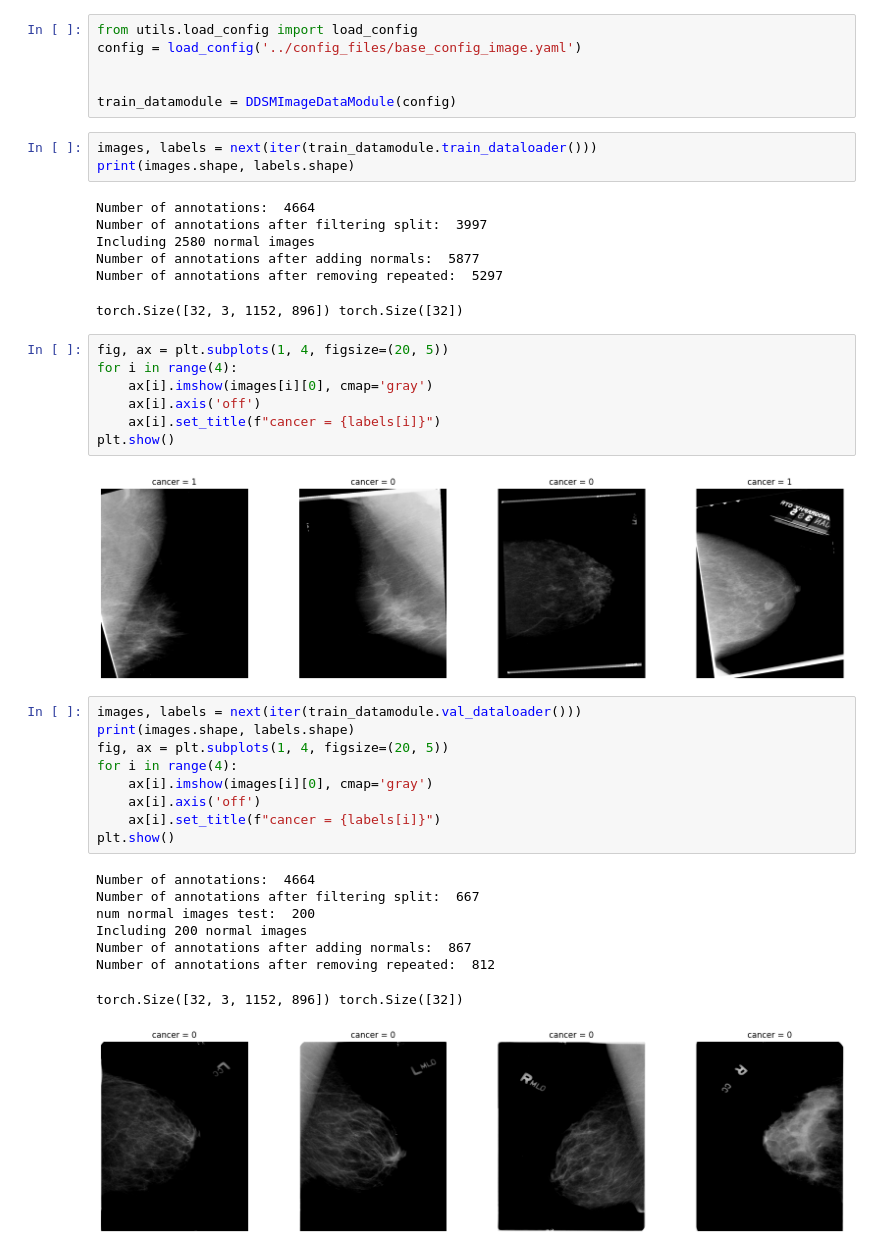
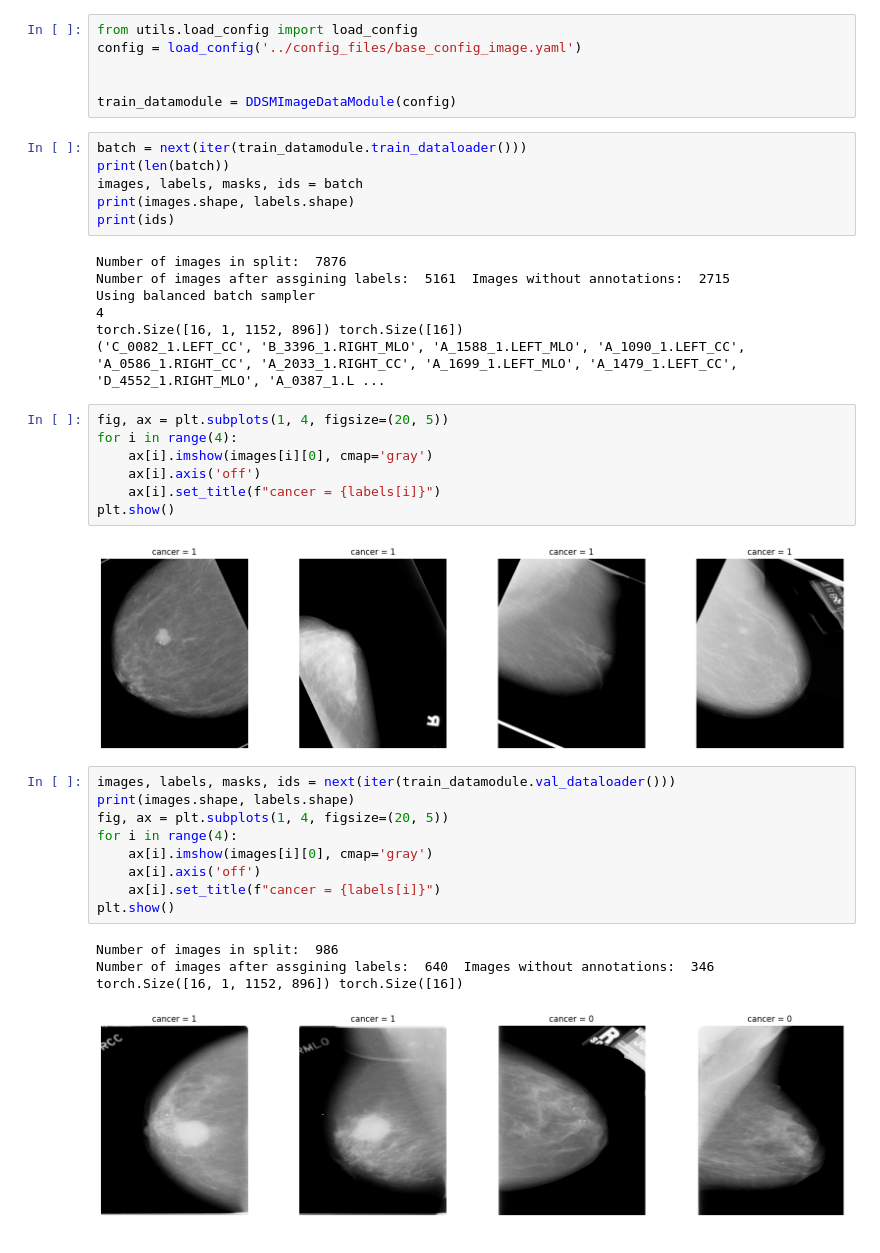
Before and after one commit to alalbiol/Mammography, a Jupyter notebook: mamo_holistic/notebooks/test_dataset.ipynb, the cells around one changed output. Saved outputs shown, nothing was run; the diff lists cells and outputs as text.

```diff
--- a/mamo_holistic/notebooks/test_dataset.ipynb
+++ b/mamo_holistic/notebooks/test_dataset.ipynb
@@ -642,15 +628,18 @@ config = load_config('../config_files/base_config_image.yaml')
 
 train_datamodule = DDSMImageDataModule(config)
 # %%
-images, labels = next(iter(train_datamodule.train_dataloader()))
+batch = next(iter(train_datamodule.train_dataloader()))
+print(len(batch))
+images, labels, masks, ids = batch
 print(images.shape, labels.shape)
+print(ids)
 # %% [output]
-Number of annotations:  4664
-Number of annotations after filtering split:  3997
-Including 2580 normal images
-Number of annotations after adding normals:  5877
-Number of annotations after removing repeated:  5297
+Number of images in split:  7876
+Number of images after assgining labels:  5161  Images without annotations:  2715
+Using balanced batch sampler
+4
+torch.Size([16, 1, 1152, 896]) torch.Size([16])
+('C_0082_1.LEFT_CC', 'B_3396_1.RIGHT_MLO', 'A_1588_1.LEFT_MLO', 'A_1090_1.LEFT_CC', 'A_0586_1.RIGHT_CC', 'A_2033_1.RIGHT_CC', 'A_1699_1.LEFT_MLO', 'A_1479_1.LEFT_CC', 'D_4552_1.RIGHT_MLO', 'A_0387_1.L ...
-torch.Size([32, 3, 1152, 896]) torch.Size([32])
 # %%
 fig, ax = plt.subplots(1, 4, figsize=(20, 5))
 for i in range(4):
@@ -659,22 +648,18 @@ for i in range(4):
     ax[i].set_title(f"cancer = {labels[i]}")
 plt.show()
 # %% [output]
-[figure, old version]
+[figure, new version]
 # %%
-images, labels = next(iter(train_datamodule.val_dataloader()))
+images, labels, masks, ids = next(iter(train_datamodule.val_dataloader()))
 print(images.shape, labels.shape)
 fig, ax = plt.subplots(1, 4, figsize=(20, 5))
 for i in range(4):
     ax[i].imshow(images[i][0], cmap='gray')
     ax[i].axis('off')
     ax[i].set_title(f"cancer = {labels[i]}")
 plt.show()
 # %% [output]
-Number of annotations:  4664
-Number of annotations after filtering split:  667
-num normal images test:  200
-Including 200 normal images
-Number of annotations after adding normals:  867
-Number of annotations after removing repeated:  812
+Number of images in split:  986
+Number of images after assgining labels:  640  Images without annotations:  346
+torch.Size([16, 1, 1152, 896]) torch.Size([16])
-torch.Size([32, 3, 1152, 896]) torch.Size([32])
-[figure, old version]
+[figure, new version]
```
Also changed, not shown: parts of 9 cells of this notebook, 2 other files.
